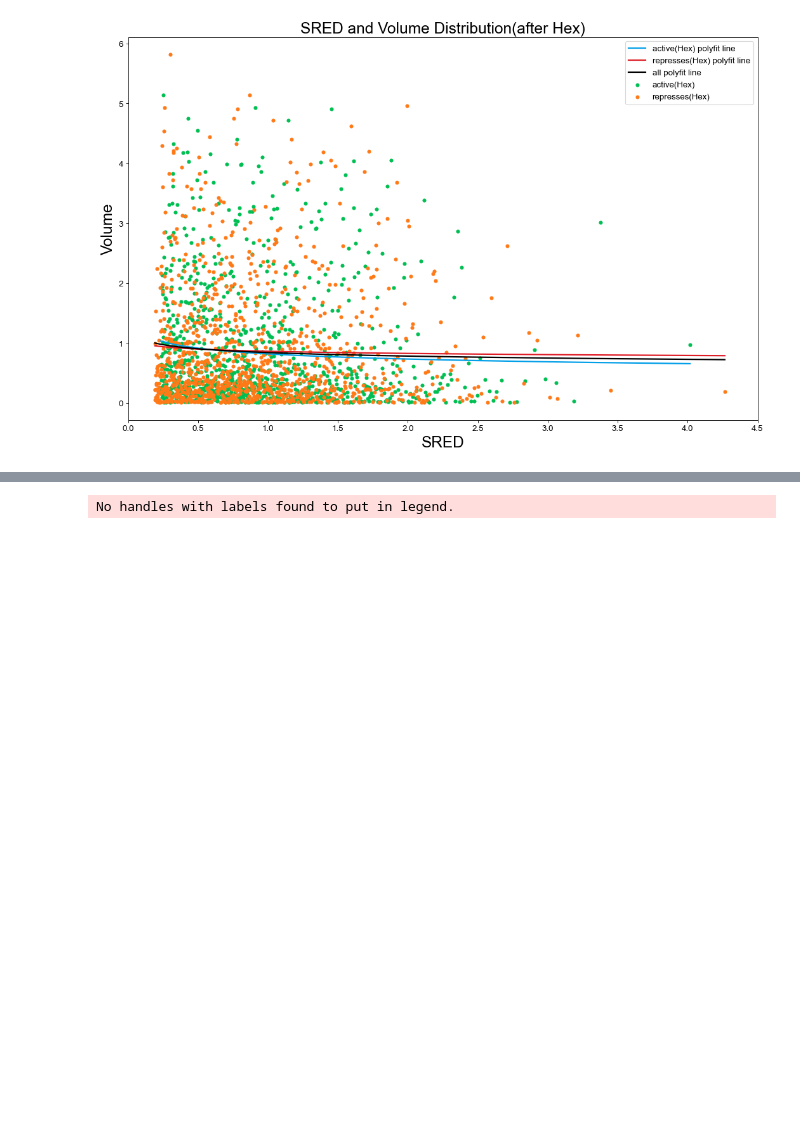
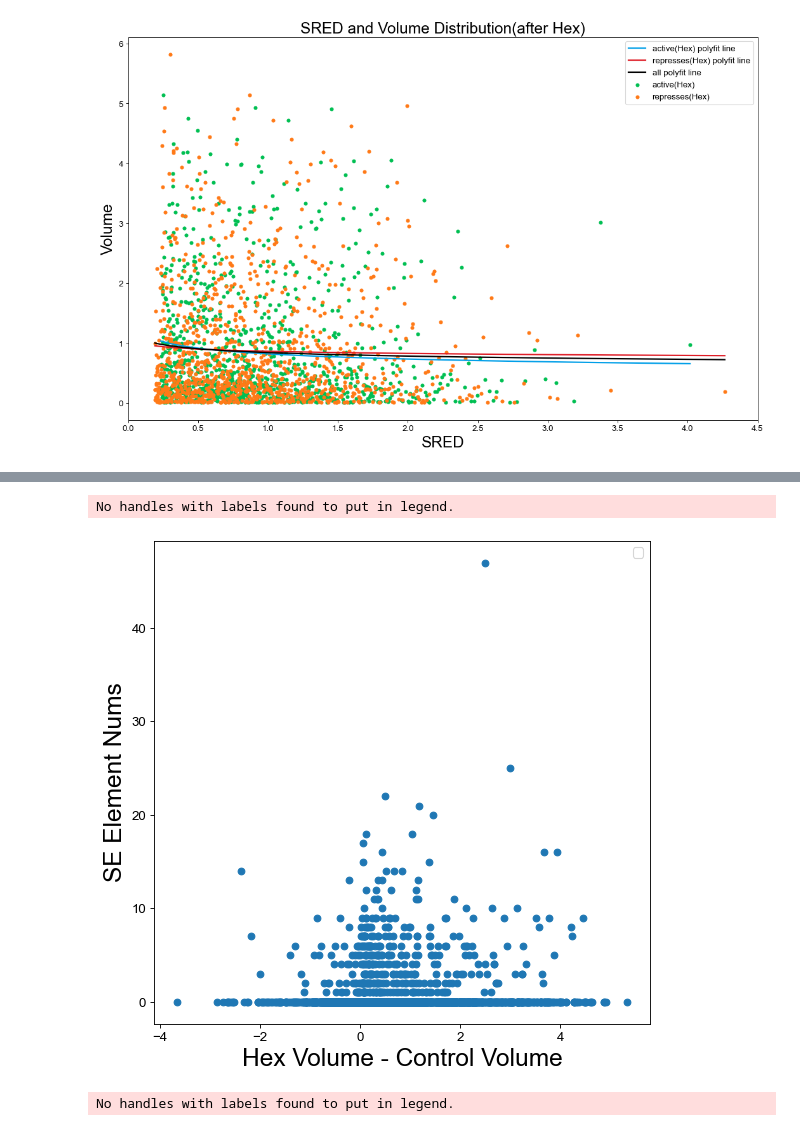
Before and after one commit to MICL-biolab/MINE, a Jupyter notebook: analyse/fig56/4 Role Analysis.ipynb, the cells around one changed output, grey strips where cells are left out. Drawn from its saved outputs; the diff is of its cells as text; code cells hidden in the pictures; blank space fills up the shorter version.

```diff
--- a/analyse/fig56/4 Role Analysis.ipynb
+++ b/analyse/fig56/4 Role Analysis.ipynb
@@ -249,3 +249,49 @@ show(pd.concat([Hex_active_infos, Hex_represses_infos], axis=0).reset_index(drop
+# %%
+SE = pd.read_table(
+    '/data1/lmh_data/MINE/source/HeLa/SE_01_0036_SE.bed', header=None, names=[
+        'cell_id', 'se_id', 'se_chr', 'se_start', 'se_end', 'se_rank',
+        'se_ele_num', 'se_snp_num', 'se_eqtl_num', 'se_gwas_num', 'se_tfbs_num',
+        'se_crisps_num', 'se_conser_score', 'se_cas_value', 'se_con_value',
+        'se_gene_overlap', 'se_gene_proximal', 'se_gene_closest',
+        'se_gene_lasso', 'se_gene_prestige', 'se_gene_closest_active'])
+
+def show():
+    very_large = 24; large = 22; med = 16; small = 12
+    params = {'axes.titlesize': very_large,
+              'legend.fontsize': med,
+              'figure.figsize': (10, 10),
+              'axes.labelsize': large,
+              'axes.titlesize': large,
+              'xtick.labelsize': large,
+              'ytick.labelsize': large,
+              'figure.titlesize': very_large,
+              'lines.linewidth': 2}
+    plt.rcParams.update(params)
+
+    font = {'family': 'sans-serif', 'sans-serif': 'Arial'}
+    plt.rc('font', **font)
+
+    fig = plt.figure(figsize=(8, 8), dpi= 80, facecolor='w', edgecolor='k')
+
+    tmp, y = Hex_active_infos.copy(), []
+    for i, r in tmp.iterrows():
+        chrom, start, end = r[0:3]
+        y.append(SE[(SE['se_chr']==chrom)&(SE['se_start'] >= start)&(SE['se_end'] <= end)]['se_ele_num'].sum())
+    x = tmp['Hex_Volume'] - tmp['control_Volume']
+    plt.scatter(x, y)
+
+    plt.gca().set(xlabel='Hex Volume - Control Volume', ylabel='SE Element Nums')
+    plt.xticks(fontsize=12)
+    plt.yticks(fontsize=12)
+#     plt.title(title, fontsize=22)
+    plt.legend(fontsize=12)
+    plt.savefig('figure_file/The relationship between volume and SE-element.pdf', format='pdf', bbox_inches='tight')
+    plt.show()
+
+show()
+# %% [output]
+No handles with labels found to put in legend.
+[figure, added]
 # %%
 def show(df):
     very_large = 24; large = 22; med = 16; small = 12
```
Also changed, not shown: parts of 1 cell of this notebook, 42 other files.
